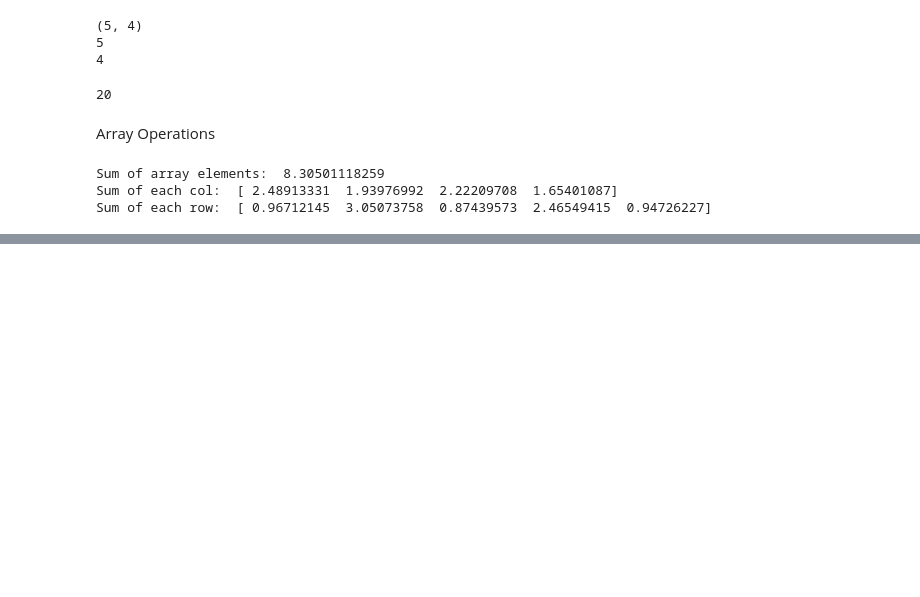
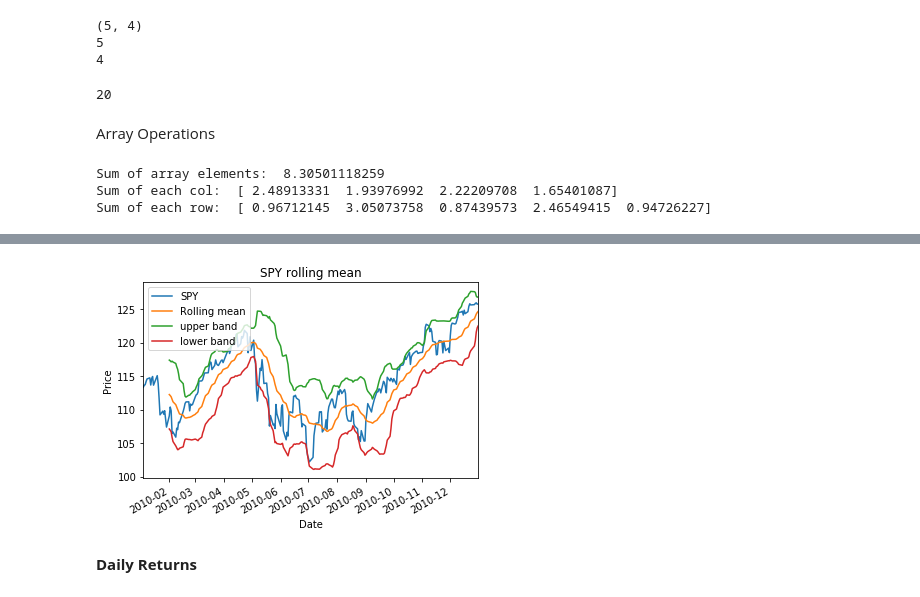
Before and after one commit to kmalhan/ml_trade, a Jupyter notebook: read_stock_data.ipynb, the cells around one changed output, grey strips where cells are left out. Cells and saved outputs as stored; diff of their text form; code cells hidden in the pictures; blank space fills up the shorter version.

```diff
--- a/read_stock_data.ipynb
+++ b/read_stock_data.ipynb
@@ -300,0 +362,32 @@ Sum of each row:  [ 0.96712145  3.05073758  0.87439573  2.46549415  0.94726227]
+# %%
+def get_rolling_mean(values, window):
+    """Return rolling mean of given values, using specific window size"""
+    return values.rolling(window=window).mean()
+
+def get_rolling_std(values, window):
+    """Return rolling std of given values, using specific window size"""
+    return values.rolling(window=window).std()
+
+def get_bollinger_bands(rm, rstd):
+    """Return upper and lower band of Billinger Bands"""
+    upper_band = rm + 2 * rstd
+    lower_band = rm - 2 * rstd
+    return upper_band, lower_band
+# %%
+# Test function
+rm_SPY = get_rolling_mean(df['SPY'], window=20)
+rstd_SPY = get_rolling_std(df['SPY'], window=20)
+upper_band, lower_band = get_bollinger_bands(rm_SPY, rstd_SPY)
+
+ax = df['SPY'].plot(title="SPY rolling mean", label='SPY')
+rm_SPY.plot(label='Rolling mean', ax=ax)
+upper_band.plot(label='upper band', ax=ax)
+lower_band.plot(label='lower band', ax=ax)
+ax.set_xlabel("Date")
+ax.set_ylabel("Price")
+ax.legend(loc='upper left')
+plt.show()
+# %% [output]
+[figure, added]
+# %% [markdown]
+**Daily Returns**
```
Also changed, not shown: parts of 13 cells of this notebook.
